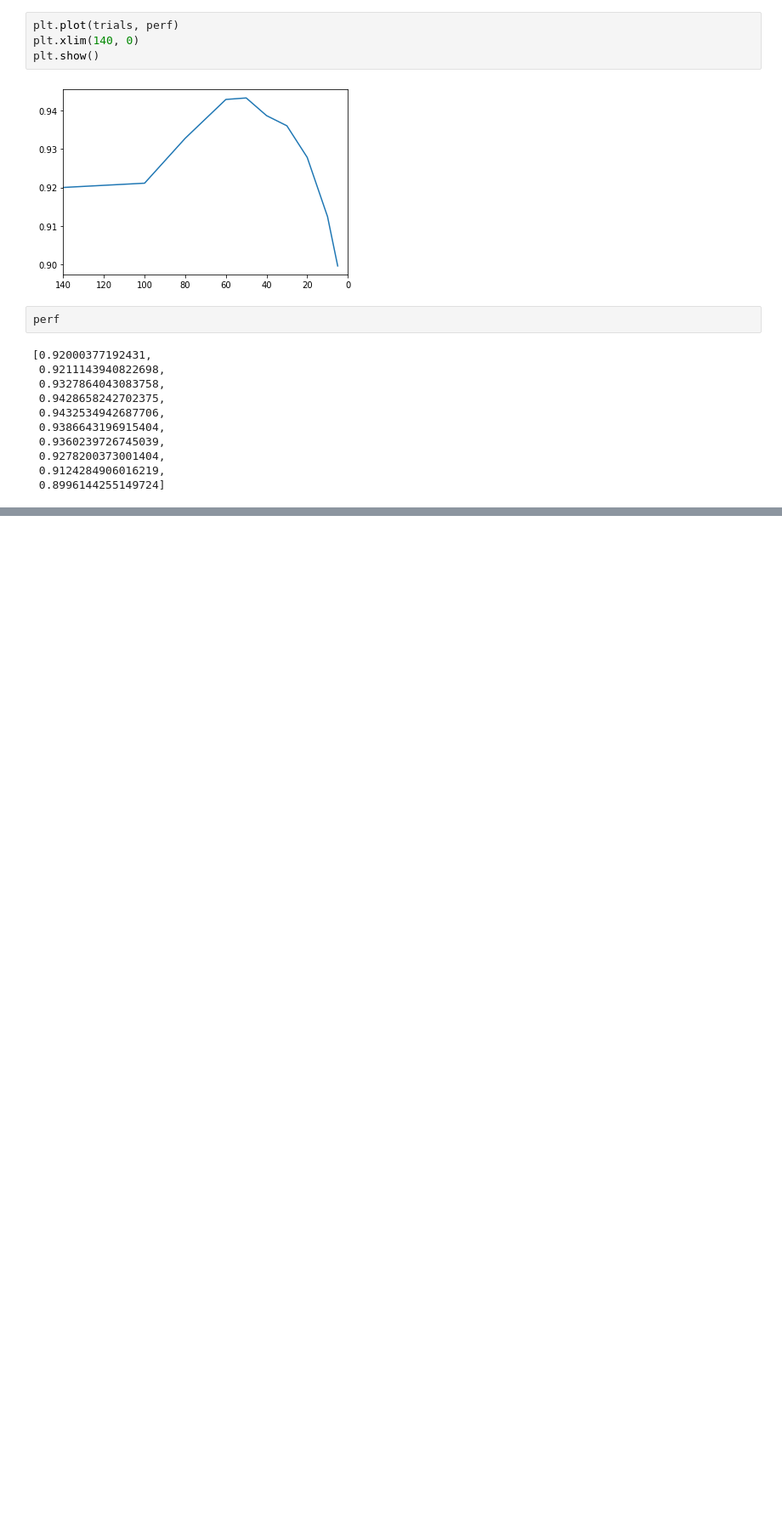
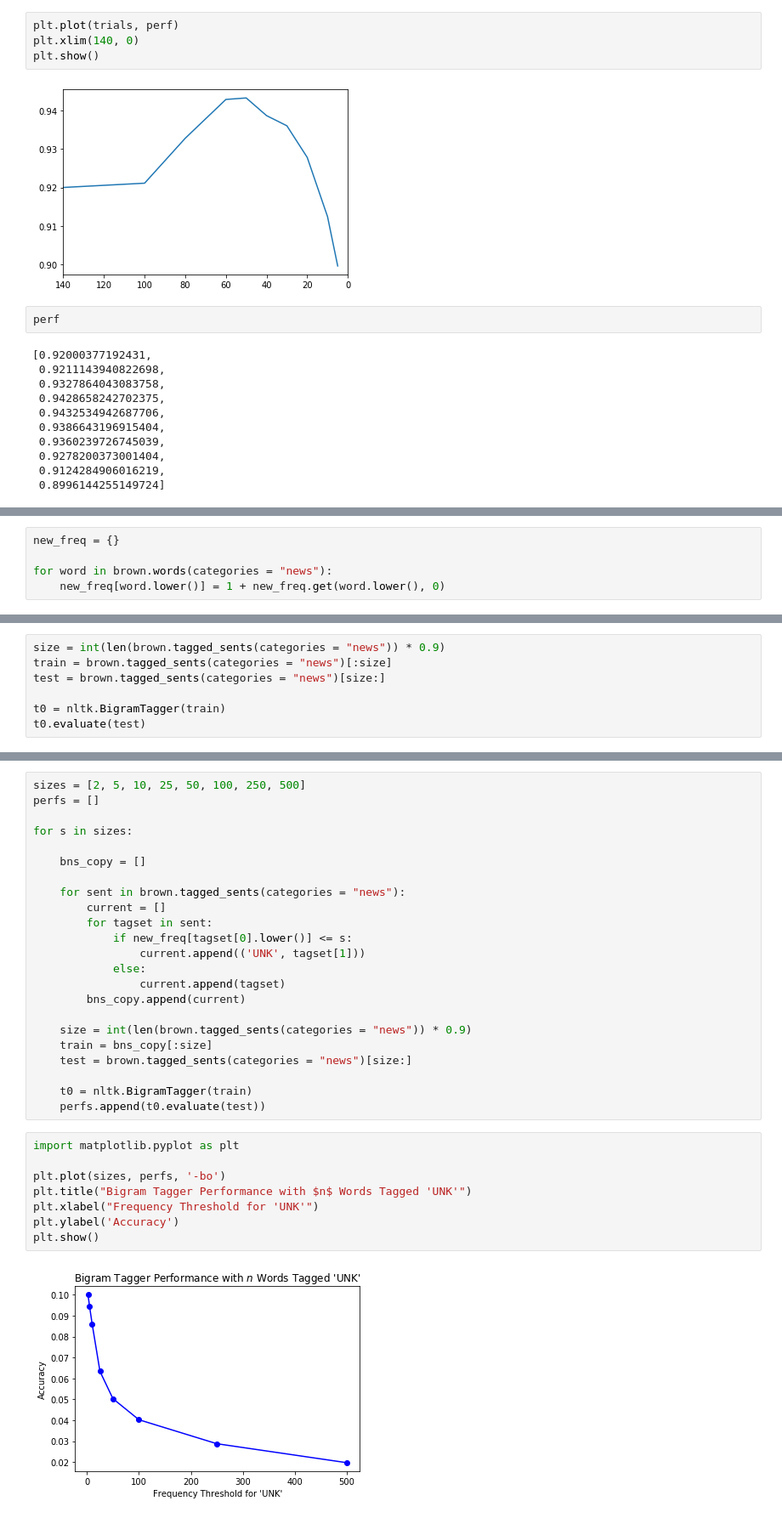
Before and after one commit to STRZGR/Natural-Language-Processing-with-Python-Analyzing-Text-with-the-Natural-Language-Toolkit, a Jupyter notebook: Chapter 05/NLTK Chapter 5 - Exercises.ipynb, the cells around one changed output, grey strips where cells are left out. Shown: that part at 85% size. Cells and saved outputs as stored; diff of their text form; blank space fills up the shorter version.

```diff
--- a/Chapter 05/NLTK Chapter 5 - Exercises.ipynb
+++ b/Chapter 05/NLTK Chapter 5 - Exercises.ipynb
@@ -1158,0 +1288,5 @@ perf
+# %%
+new_freq = {}
+
+for word in brown.words(categories = "news"):
+    new_freq[word.lower()] = 1 + new_freq.get(word.lower(), 0)
@@ -1158,0 +1295,7 @@ perf
+# %%
+size = int(len(brown.tagged_sents(categories = "news")) * 0.9)
+train = brown.tagged_sents(categories = "news")[:size]
+test = brown.tagged_sents(categories = "news")[size:]
+
+t0 = nltk.BigramTagger(train)
+t0.evaluate(test)
@@ -1158,0 +1308,33 @@ perf
+# %%
+sizes = [2, 5, 10, 25, 50, 100, 250, 500]
+perfs = []
+
+for s in sizes:
+
+    bns_copy = []
+
+    for sent in brown.tagged_sents(categories = "news"):
+        current = []
+        for tagset in sent:
+            if new_freq[tagset[0].lower()] <= s:
+                current.append(('UNK', tagset[1]))
+            else:
+                current.append(tagset)
+        bns_copy.append(current)
+
+    size = int(len(brown.tagged_sents(categories = "news")) * 0.9)
+    train = bns_copy[:size]
+    test = brown.tagged_sents(categories = "news")[size:]
+
+    t0 = nltk.BigramTagger(train)
+    perfs.append(t0.evaluate(test))
+# %%
+import matplotlib.pyplot as plt
+
+plt.plot(sizes, perfs, '-bo')
+plt.title("Bigram Tagger Performance with $n$ Words Tagged 'UNK'")
+plt.xlabel("Frequency Threshold for 'UNK'")
+plt.ylabel('Accuracy')
+plt.show()
+# %% [output]
+[figure, added]
```
Also changed, not shown: parts of 64 cells of this notebook.
